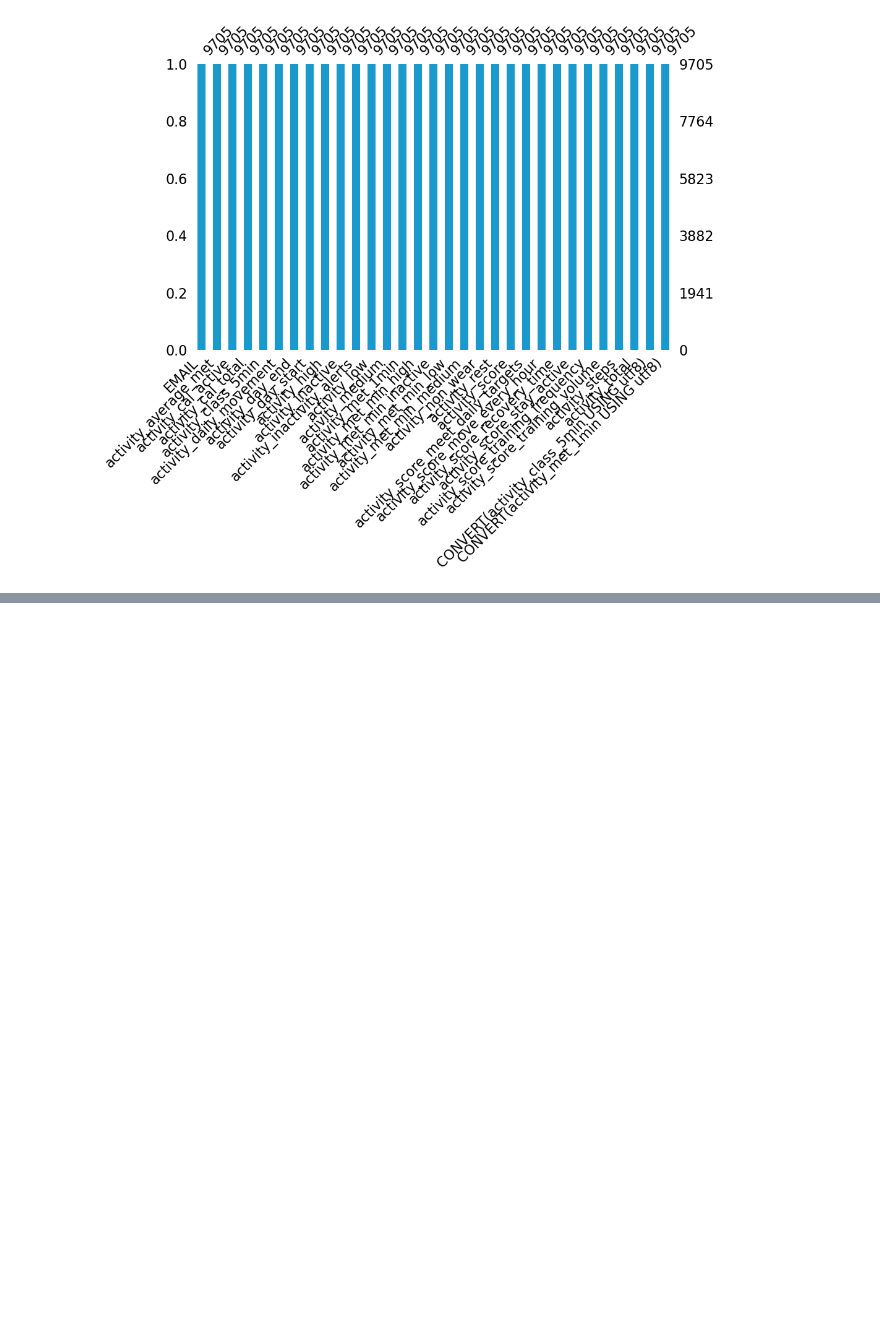
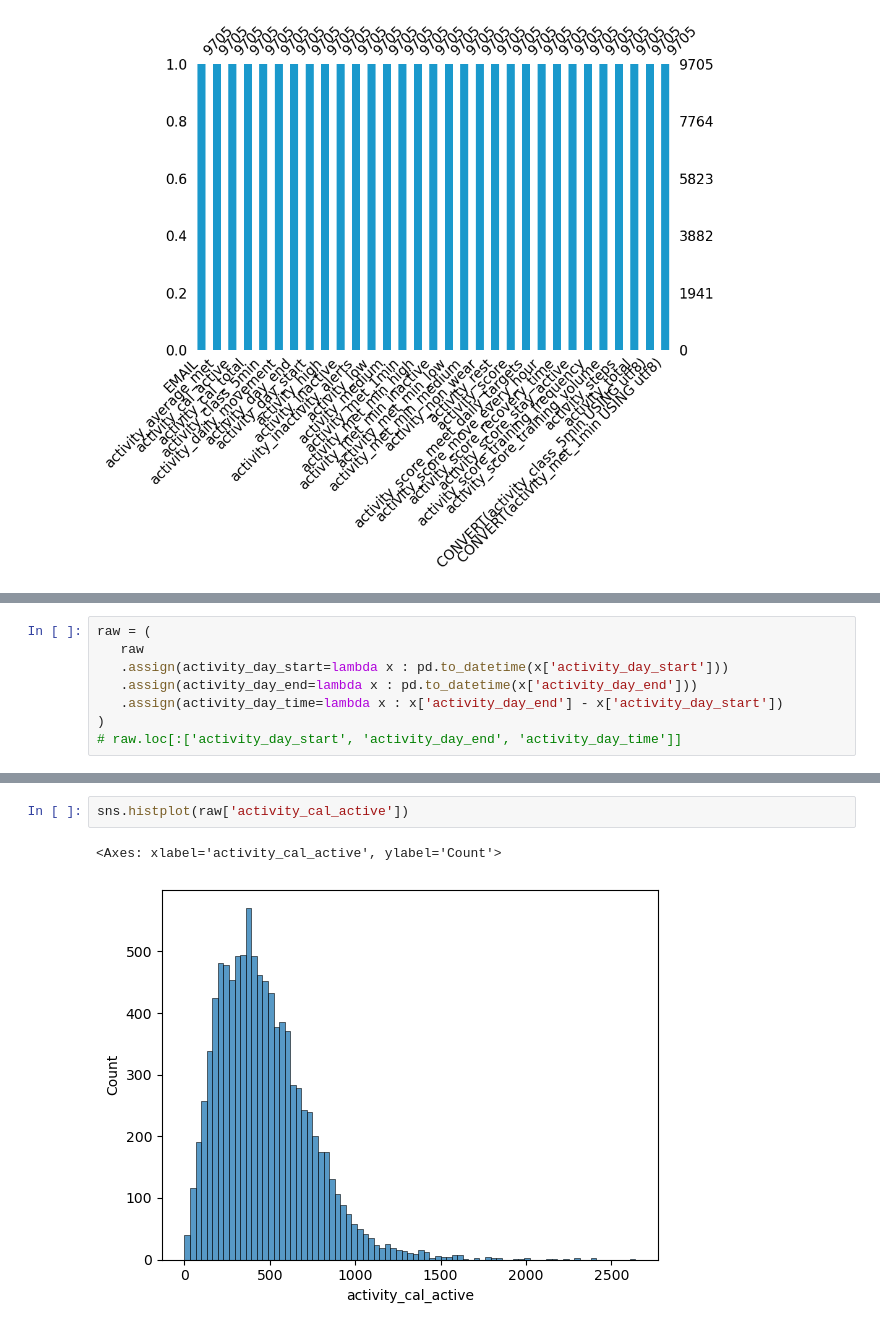
Before and after one commit to SeHwanYoo/analyze_dementia, a Jupyter notebook: EDA.ipynb, the cells around one changed output, grey strips where cells are left out. Saved outputs shown, nothing was run; the diff lists cells and outputs as text; blank space fills up the shorter version.

```diff
--- a/EDA.ipynb
+++ b/EDA.ipynb
@@ -70,0 +185,8 @@ msno.bar(df=raw, color=(0.1, 0.6, 0.8), figsize=(10, 6))
+# %%
+raw = (
+   raw
+   .assign(activity_day_start=lambda x : pd.to_datetime(x['activity_day_start']))
+   .assign(activity_day_end=lambda x : pd.to_datetime(x['activity_day_end']))
+   .assign(activity_day_time=lambda x : x['activity_day_end'] - x['activity_day_start'])
+)
+# raw.loc[:['activity_day_start', 'activity_day_end', 'activity_day_time']]
@@ -70,0 +246,5 @@ msno.bar(df=raw, color=(0.1, 0.6, 0.8), figsize=(10, 6))
+# %%
+sns.histplot(raw['activity_cal_active'])
+# %% [output]
+<Axes: xlabel='activity_cal_active', ylabel='Count'>
+[figure, added]
```
Also changed, not shown: parts of 10 cells of this notebook.
